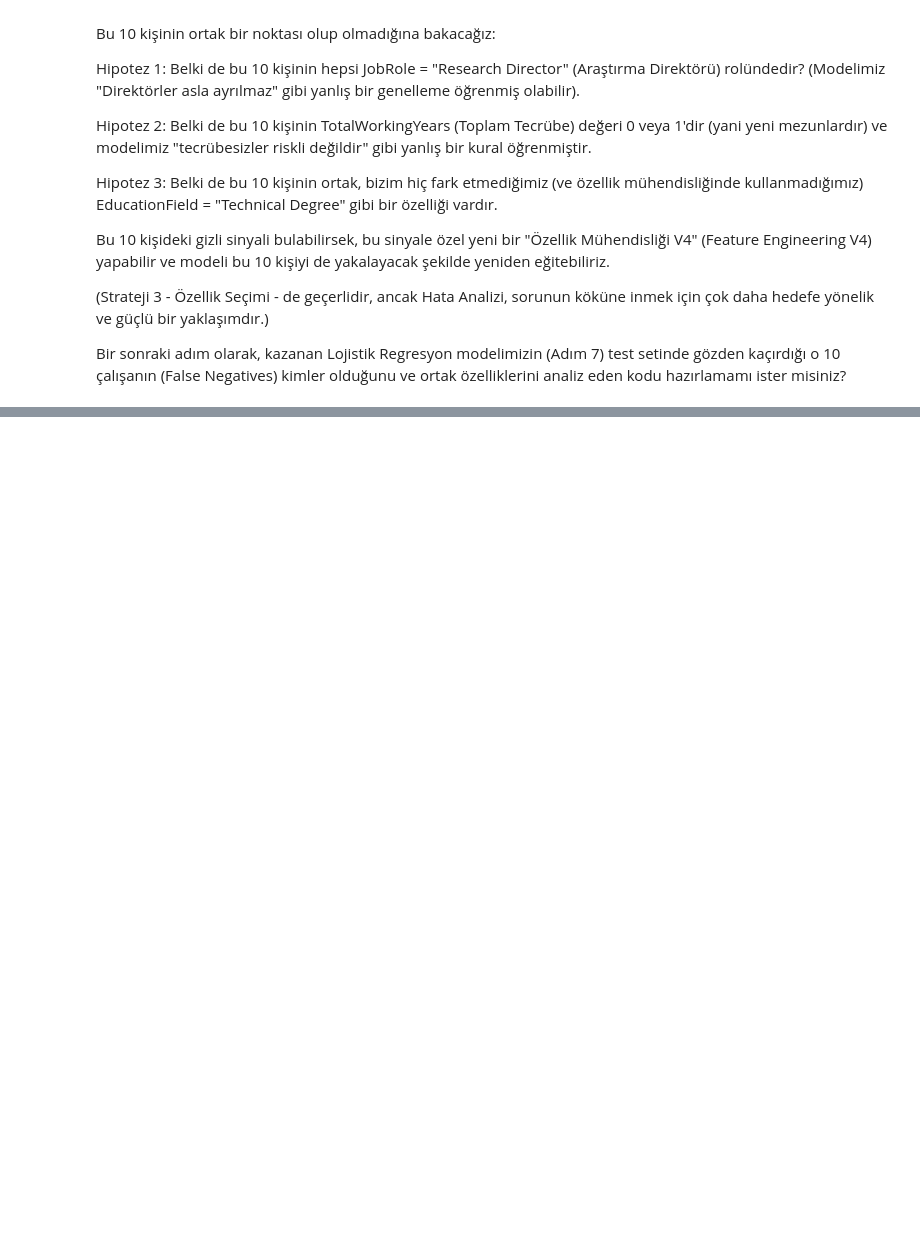
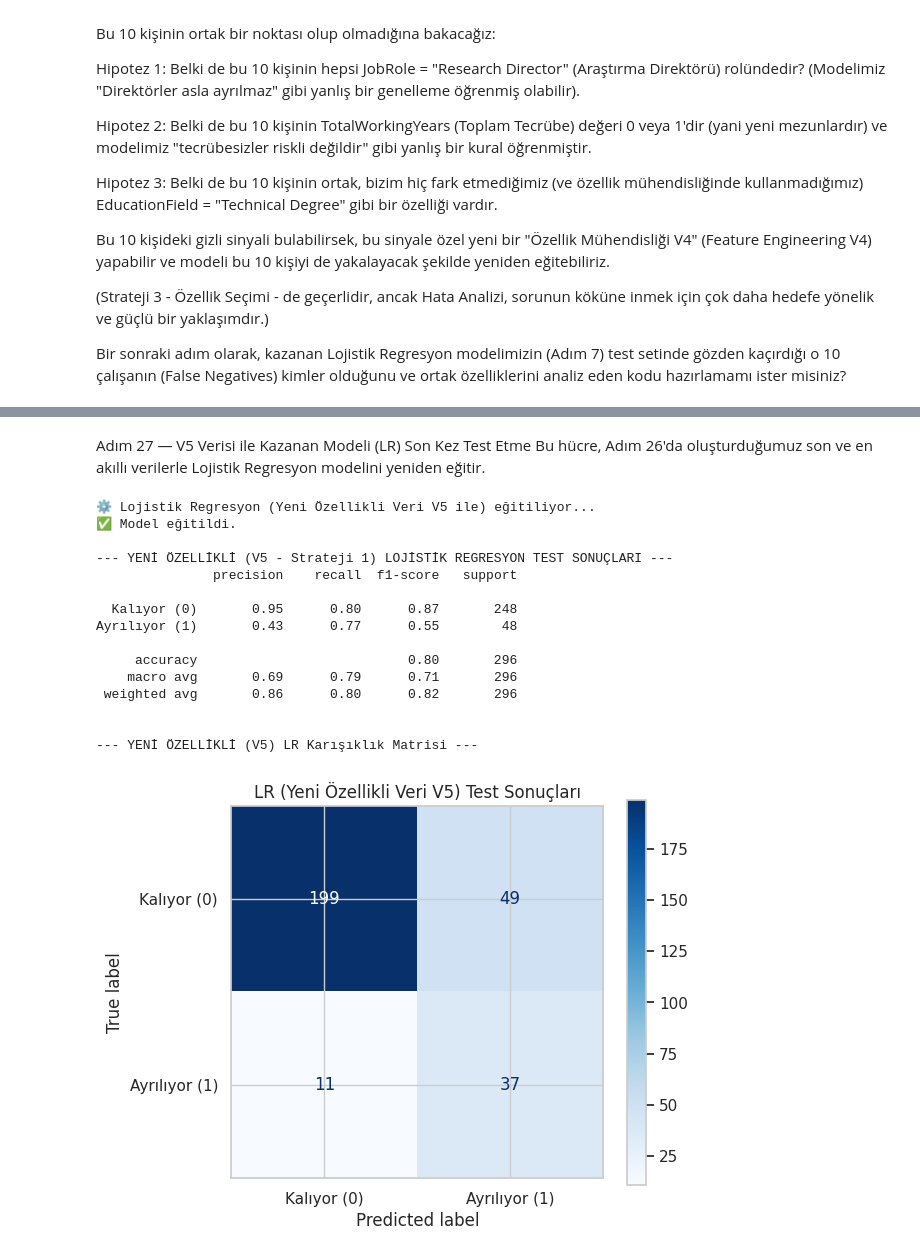
Before and after one commit to Seldarzu/employee-attrition-eda, a Jupyter notebook: 01_data_exploration_arzu.ipynb, the cells around one changed output, grey strips where cells are left out. Saved outputs shown, nothing was run; the diff lists cells and outputs as text; code cells hidden in the pictures; blank space fills up the shorter version.

```diff
--- a/01_data_exploration_arzu.ipynb
+++ b/01_data_exploration_arzu.ipynb
@@ -3268,0 +3959,58 @@ Bir sonraki adım olarak, kazanan Lojistik Regresyon modelimizin (Adım 7) test
+# %% [markdown]
+Adım 27 — V5 Verisi ile Kazanan Modeli (LR) Son Kez Test Etme
+Bu hücre, Adım 26'da oluşturduğumuz son ve en akıllı verilerle Lojistik Regresyon modelini yeniden eğitir.
+# %%
+# 🔹 Adım 27 — V5 (Strateji 1) Verisi ile Modeli Yeniden Değerlendirme (LR)
+
+from sklearn.linear_model import LogisticRegression
+from sklearn.metrics import classification_report, ConfusionMatrixDisplay
+import matplotlib.pyplot as plt
+
+# 1️⃣ Kazanan modelimizi (LR) tekrar kuralım
+lr_model_feat_eng_v5 = LogisticRegression(
+    class_weight='balanced',  # Dengesizliği ele al
+    random_state=42,
+    max_iter=1000
+)
+
+# 2️⃣ Modeli YENİ EĞİTİM VERİSİ (V5) ile eğit
+print("⚙️ Lojistik Regresyon (Yeni Özellikli Veri V5 ile) eğitiliyor...")
+lr_model_feat_eng_v5.fit(X_train_t, y_train)
+print("✅ Model eğitildi.")
+
+# 3️⃣ Tahminleri YENİ TEST VERİSİ (V5) ile yap
+y_pred_test_feat_eng_v5 = lr_model_feat_eng_v5.predict(X_test_t)
+
+# 4️⃣ Sonuçları Değerlendirme (Test Seti)
+print("\n--- YENİ ÖZELLİKLİ (V5 - Strateji 1) LOJİSTİK REGRESYON TEST SONUÇLARI ---")
+print(classification_report(y_test, y_pred_test_feat_eng_v5, target_names=["Kalıyor (0)", "Ayrılıyor (1)"]))
+
+# 5️⃣ Karışıklık Matrisi
+print("\n--- YENİ ÖZELLİKLİ (V5) LR Karışıklık Matrisi ---")
+fig, ax = plt.subplots(figsize=(6, 5))
+ConfusionMatrixDisplay.from_predictions(
+    y_test,
+    y_pred_test_feat_eng_v5,
+    ax=ax,
+    cmap='Blues',
+    display_labels=["Kalıyor (0)", "Ayrılıyor (1)"]
+)
+ax.set_title("LR (Yeni Özellikli Veri V5) Test Sonuçları")
+plt.show()
+# %% [output]
+⚙️ Lojistik Regresyon (Yeni Özellikli Veri V5 ile) eğitiliyor...
+✅ Model eğitildi.
+
+--- YENİ ÖZELLİKLİ (V5 - Strateji 1) LOJİSTİK REGRESYON TEST SONUÇLARI ---
+               precision    recall  f1-score   support
+
+  Kalıyor (0)       0.95      0.80      0.87       248
+Ayrılıyor (1)       0.43      0.77      0.55        48
+
+     accuracy                           0.80       296
+    macro avg       0.69      0.79      0.71       296
+ weighted avg       0.86      0.80      0.82       296
+
+
+--- YENİ ÖZELLİKLİ (V5) LR Karışıklık Matrisi ---
+[figure, added]
```
Also changed, not shown: parts of 27 cells of this notebook.
